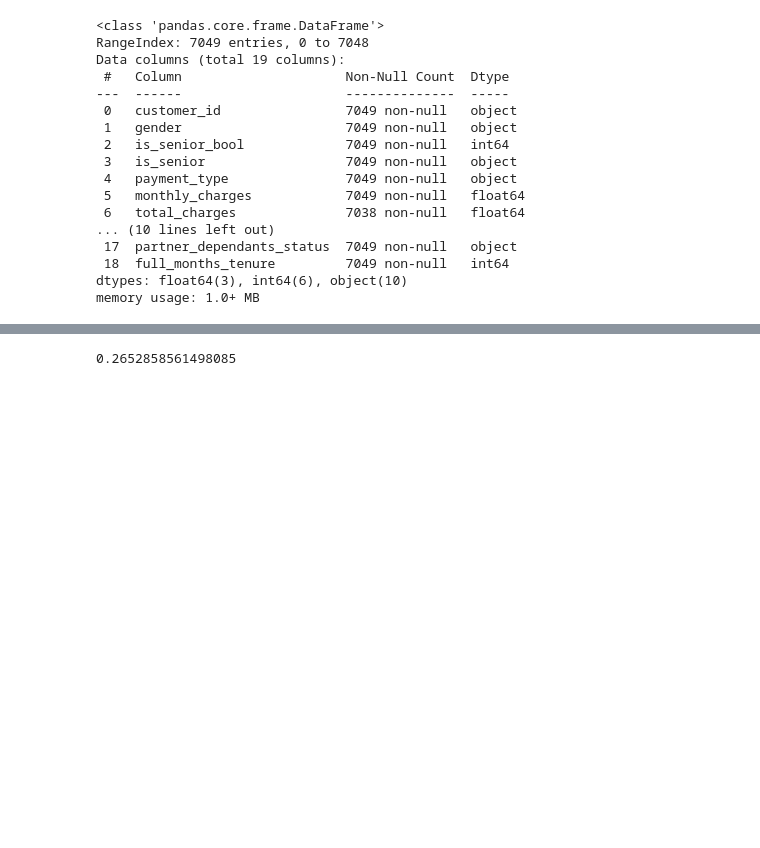
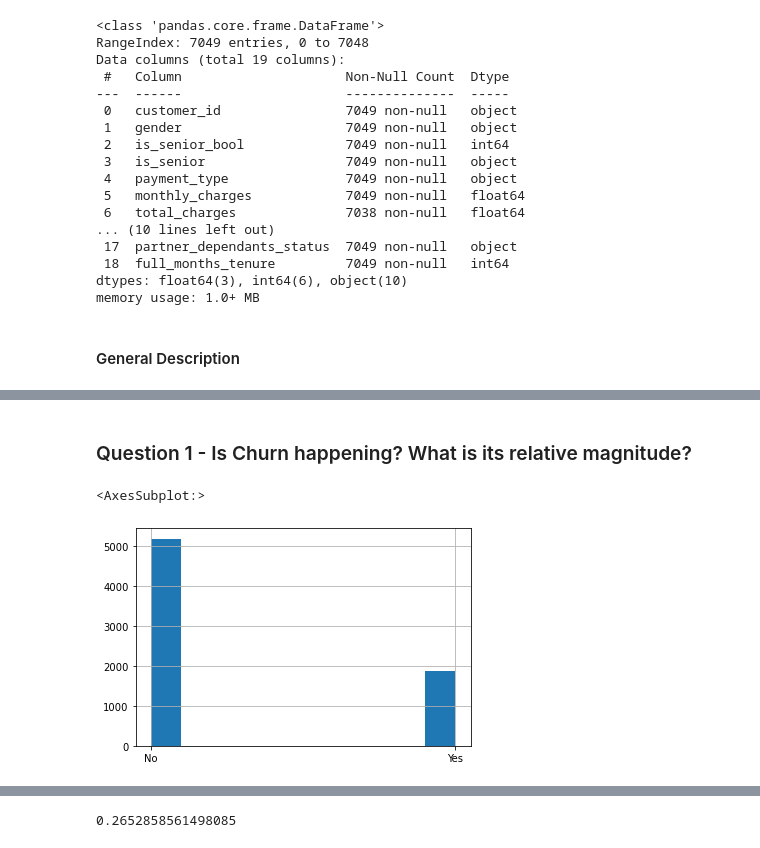
Before and after one commit to Miller-Ryan-1/Storytelling-Project, a Jupyter notebook: storytelling-project.ipynb, the cells around one changed output, grey strips where cells are left out. Saved outputs shown, nothing was run; the diff lists cells and outputs as text; code cells hidden in the pictures; blank space fills up the shorter version.

```diff
--- a/storytelling-project.ipynb
+++ b/storytelling-project.ipynb
@@ -37,6 +49,8 @@ Data columns (total 19 columns):
  18  full_months_tenure         7049 non-null   int64
 dtypes: float64(3), int64(6), object(10)
 memory usage: 1.0+ MB
+# %% [markdown]
+#### General Description
 # %%
 df.head(5).T
 # %% [output]
@@ -57,3 +71,10 @@ df.head(5).T
 | service_combination | Phone & Internet | Phone & Internet | Phone & Internet | Phone & Internet | Phone & Internet |
 | partner_dependants_status | Partner & Dependants | Lives Alone | Lives Alone | Partner Only | Partner Only |
 | full_months_tenure | 9 | 9 | 3 | 12 | 3 |
+# %% [markdown]
+### Question 1 - Is Churn happening?  What is its relative magnitude?
+# %%
+df.churn.hist()
+# %% [output]
+<AxesSubplot:>
+[figure, added]
```
Also changed, not shown: parts of 35 cells of this notebook.
